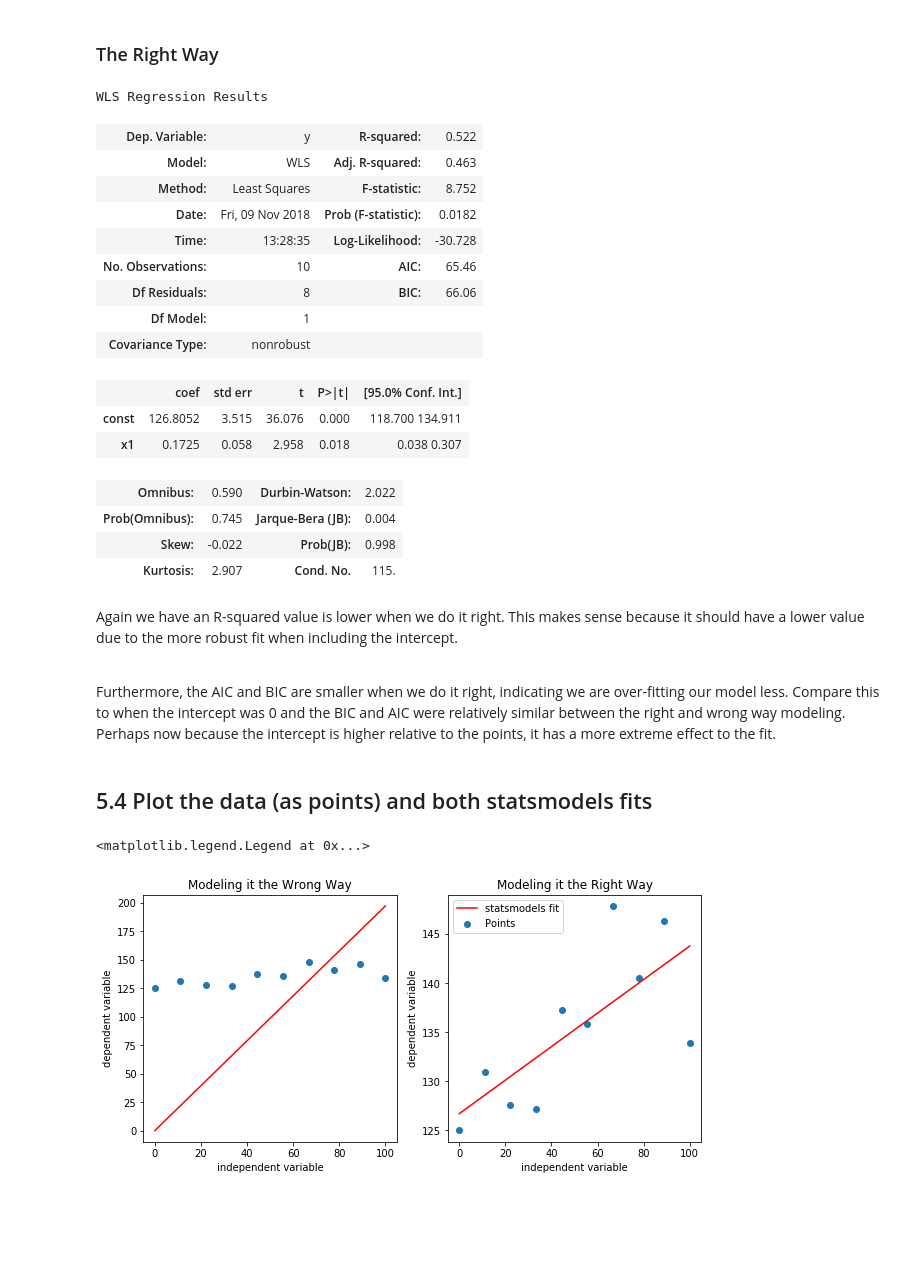
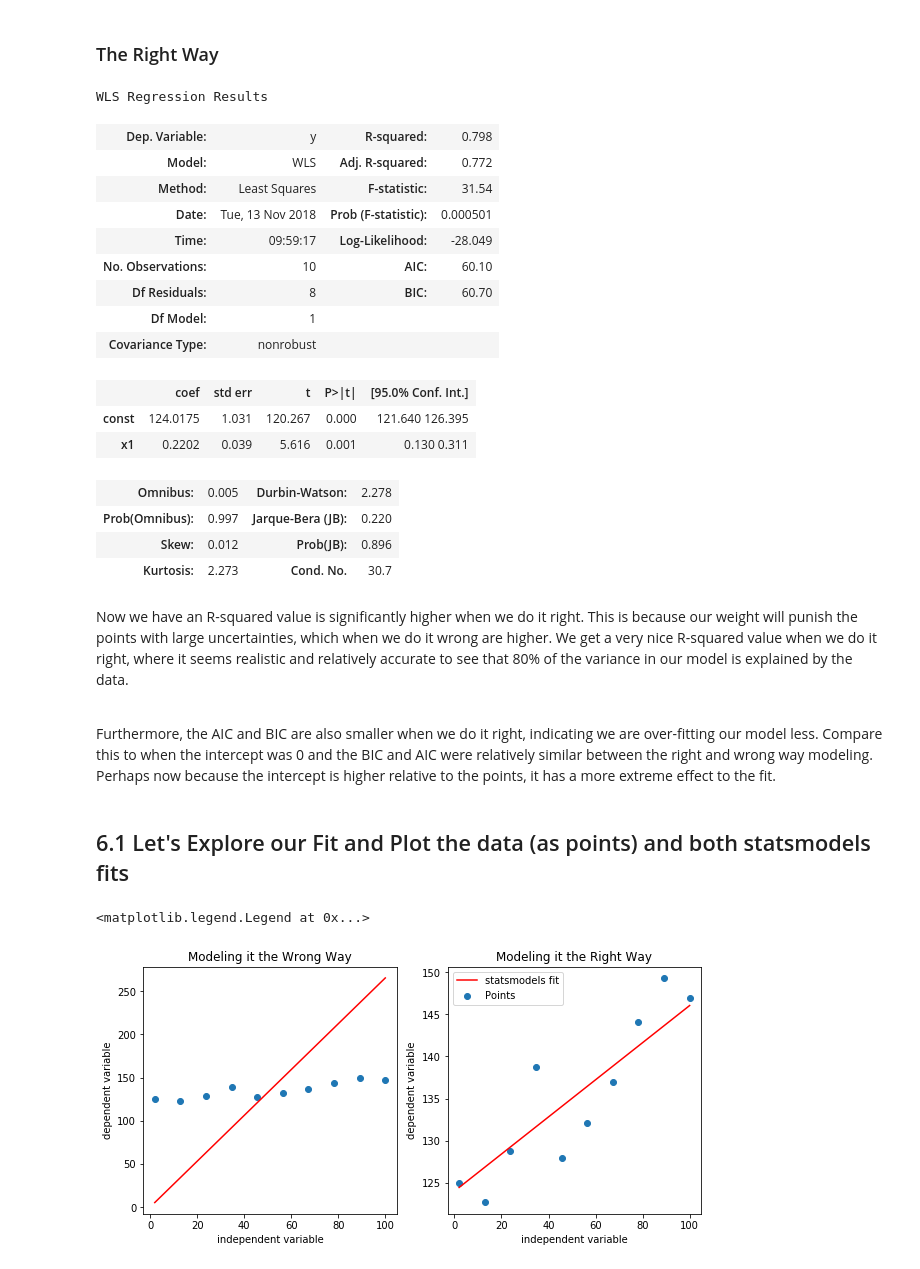
Before and after one commit to sarahJune1/PUI2018_sjs909, a Jupyter notebook: HW9_sjs909/Assignment2_sjs909.ipynb, the cells around one changed output. Saved outputs shown, nothing was run; the diff lists cells and outputs as text; code cells hidden in the pictures; blank space fills up the shorter version.

```diff
--- a/HW9_sjs909/Assignment2_sjs909.ipynb
+++ b/HW9_sjs909/Assignment2_sjs909.ipynb
@@ -285,7 +260,7 @@ rm = sm.WLS(y, x, weights = std(np.sqrt(xI)))
 ### The Wrong Way
 # %%
 # use statsmodels.api.WLS to fit x and y
-rmfitIW = sm.WLS(yI, resultI ,weights = weights(xI) ).fit()
-rmfitIW.summary()
+wmfitIW = sm.WLS(yI, xI ,weights = weights(xI)).fit()
+wmfitIW.summary()
 # %% [output]
 WLS Regression Results
@@ -311,49 +285,49 @@ WLS Regression Results
 resultI = sm.add_constant(xI) # save this for making the model
 # %%
 # use statsmodels.api.WLS to fit x and y
-wmfitIR = sm.WLS(yI, resultI,weights=yI).fit()
+wmfitIR = sm.WLS(yI, resultI, weights = weights(xI)).fit()
 wmfitIR.summary()
 # %% [output]
 WLS Regression Results
-| Dep. Variable: | y | R-squared: | 0.522 |
-| Model: | WLS | Adj. R-squared: | 0.463 |
-| Method: | Least Squares | F-statistic: | 8.752 |
-| Date: | Fri, 09 Nov 2018 | Prob (F-statistic): | 0.0182 |
-| Time: | 13:28:35 | Log-Likelihood: | -30.728 |
-| No. Observations: | 10 | AIC: | 65.46 |
-| Df Residuals: | 8 | BIC: | 66.06 |
+| Dep. Variable: | y | R-squared: | 0.798 |
+| Model: | WLS | Adj. R-squared: | 0.772 |
+| Method: | Least Squares | F-statistic: | 31.54 |
+| Date: | Tue, 13 Nov 2018 | Prob (F-statistic): | 0.000501 |
+| Time: | 09:59:17 | Log-Likelihood: | -28.049 |
+| No. Observations: | 10 | AIC: | 60.10 |
+| Df Residuals: | 8 | BIC: | 60.70 |
 | Df Model: | 1 |  |  |
 | Covariance Type: | nonrobust |  |  |
 |  | coef | std err | t | P>|t| | [95.0% Conf. Int.] |
-| const | 126.8052 | 3.515 | 36.076 | 0.000 | 118.700 134.911 |
-| x1 | 0.1725 | 0.058 | 2.958 | 0.018 | 0.038 0.307 |
+| const | 124.0175 | 1.031 | 120.267 | 0.000 | 121.640 126.395 |
+| x1 | 0.2202 | 0.039 | 5.616 | 0.001 | 0.130 0.311 |
-| Omnibus: | 0.590 | Durbin-Watson: | 2.022 |
-| Prob(Omnibus): | 0.745 | Jarque-Bera (JB): | 0.004 |
-| Skew: | -0.022 | Prob(JB): | 0.998 |
-| Kurtosis: | 2.907 | Cond. No. | 115. |
+| Omnibus: | 0.005 | Durbin-Watson: | 2.278 |
+| Prob(Omnibus): | 0.997 | Jarque-Bera (JB): | 0.220 |
+| Skew: | 0.012 | Prob(JB): | 0.896 |
+| Kurtosis: | 2.273 | Cond. No. | 30.7 |
 # %% [markdown]
-Again we have an R-squared value is lower when we do it right. This makes sense because it should have a lower value due to the more robust fit when including the intercept. <br>
+Now we have an R-squared value is significantly higher when we do it right. This is because our weight will punish the points with large uncertainties, which when we do it wrong are higher. We get a very nice R-squared value when we do it right, where it seems realistic and relatively accurate to see that 80% of the variance in our model is explained by the data.<br>
 
 <br>
-Furthermore, the AIC and BIC are smaller when we do it right, indicating we are over-fitting our model less. Compare this to when the intercept was 0 and the BIC and AIC were relatively similar between the right and wrong way modeling. Perhaps now because the intercept is higher relative to the points, it has a more extreme effect to the fit.
+Furthermore, the AIC and BIC are also smaller when we do it right, indicating we are over-fitting our model less. Compare this to when the intercept was 0 and the BIC and AIC were relatively similar between the right and wrong way modeling. Perhaps now because the intercept is higher relative to the points, it has a more extreme effect to the fit.
 # %% [markdown]
-## 5.4 Plot the data (as points) and both statsmodels fits
+## 6.1 Let's Explore our Fit and Plot the data (as points) and both statsmodels fits
 # %%
 fig = pl.figure(figsize=(10,10))
 ax = fig.add_subplot(221)
 ax.scatter(xI, yI, label = "Points")
-ax.plot(xI, smfitIW.fittedvalues, 'r', label = "Wrong Model")
+ax.plot(xI, wmfitIW.fittedvalues, 'r', label = "Wrong Model")
 ax.set_xlabel('independent variable')
 ax.set_ylabel('dependent variable')
 ax.set_title('Modeling it the Wrong Way')
 ax2 = fig.add_subplot(222)
 ax2.scatter(xI, yI, label = "Points")
 ax2.set_xlabel('independent variable')
 ax2.set_ylabel('dependent variable')
-ax2.plot(xI, smfitIR.fittedvalues, 'r',
+ax2.plot(xI, wmfitIR.fittedvalues, 'r',
          label = "statsmodels fit")
 ax2.set_title('Modeling it the Right Way')
 ax2.legend()
 # %% [output]
 <matplotlib.legend.Legend at 0x...>
-[figure, old version]
+[figure, new version]
```
Also changed, not shown: parts of 11 cells of this notebook.
